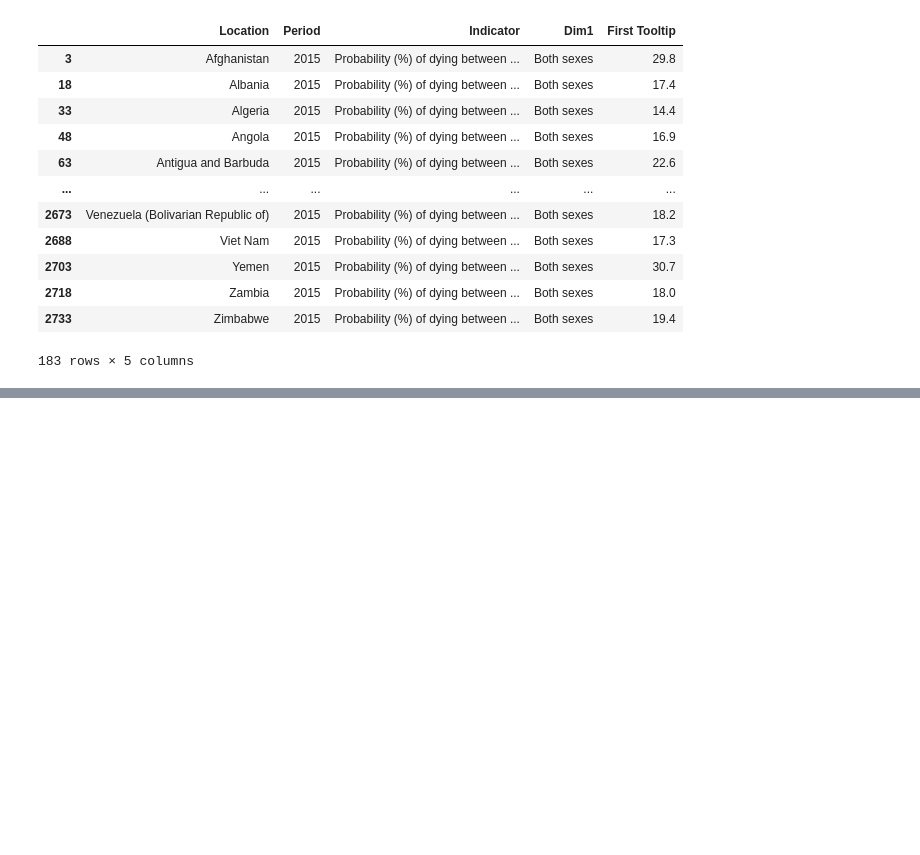
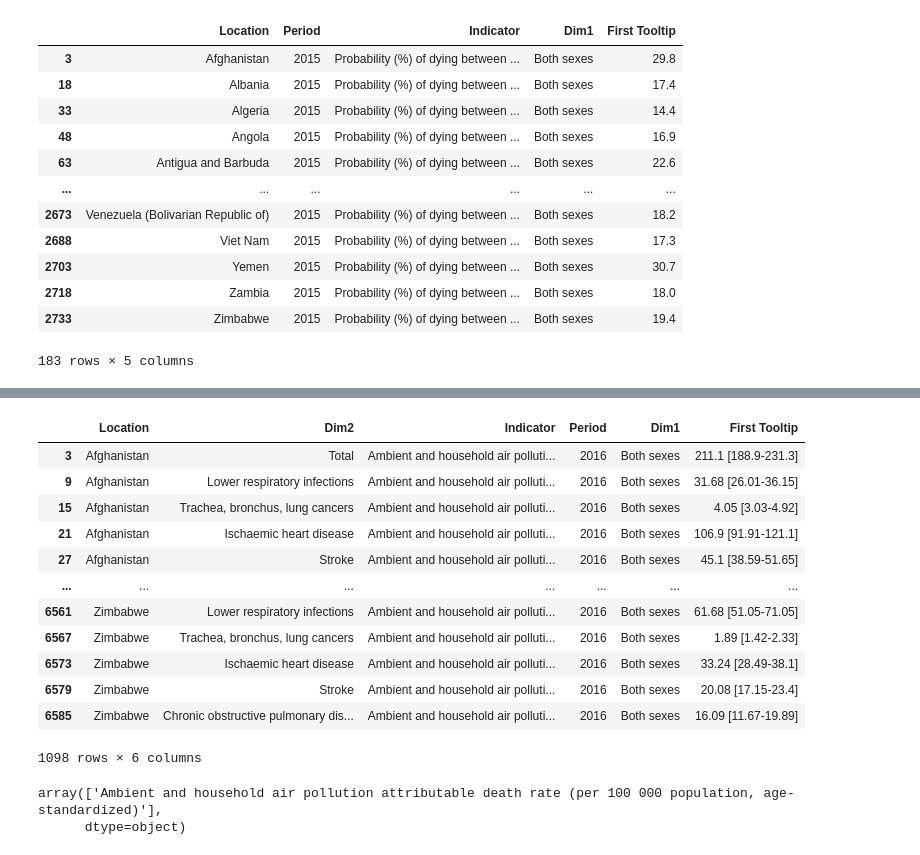
Before and after one commit to kwolf3/World_Health_Statistics_Project, a Jupyter notebook: Clean and Transform Data.ipynb, the cells around one changed output, grey strips where cells are left out. Saved outputs shown, nothing was run; the diff lists cells and outputs as text; code cells hidden in the pictures; blank space fills up the shorter version.

```diff
--- a/Clean and Transform Data.ipynb
+++ b/Clean and Transform Data.ipynb
@@ -121,0 +243,22 @@ cancer_both_sex_2015
+# %%
+ap_bs_standardized = ap_bs_data[ap_bs_data['Indicator'] == 'Ambient and household air pollution attributable death rate (per 100 000 population, age-standardized)']
+ap_bs_standardized
+# %% [output]
+|  | Location | Dim2 | Indicator | Period | Dim1 | First Tooltip |
+| 3 | Afghanistan | Total | Ambient and household air polluti... | 2016 | Both sexes | 211.1 [188.9-231.3] |
+| 9 | Afghanistan | Lower respiratory infections | Ambient and household air polluti... | 2016 | Both sexes | 31.68 [26.01-36.15] |
+| 15 | Afghanistan | Trachea, bronchus, lung cancers | Ambient and household air polluti... | 2016 | Both sexes | 4.05 [3.03-4.92] |
+| 21 | Afghanistan | Ischaemic heart disease | Ambient and household air polluti... | 2016 | Both sexes | 106.9 [91.91-121.1] |
+| 27 | Afghanistan | Stroke | Ambient and household air polluti... | 2016 | Both sexes | 45.1 [38.59-51.65] |
+| ... | ... | ... | ... | ... | ... | ... |
+| 6561 | Zimbabwe | Lower respiratory infections | Ambient and household air polluti... | 2016 | Both sexes | 61.68 [51.05-71.05] |
+| 6567 | Zimbabwe | Trachea, bronchus, lung cancers | Ambient and household air polluti... | 2016 | Both sexes | 1.89 [1.42-2.33] |
+| 6573 | Zimbabwe | Ischaemic heart disease | Ambient and household air polluti... | 2016 | Both sexes | 33.24 [28.49-38.1] |
+| 6579 | Zimbabwe | Stroke | Ambient and household air polluti... | 2016 | Both sexes | 20.08 [17.15-23.4] |
+| 6585 | Zimbabwe | Chronic obstructive pulmonary dis... | Ambient and household air polluti... | 2016 | Both sexes | 16.09 [11.67-19.89] |
+1098 rows × 6 columns
+# %%
+ap_bs_standardized['Indicator'].unique()
+# %% [output]
+array(['Ambient and household air pollution attributable death rate (per 100 000 population, age-standardized)'],
+      dtype=object)
```
Also changed, not shown: parts of 18 cells of this notebook.
